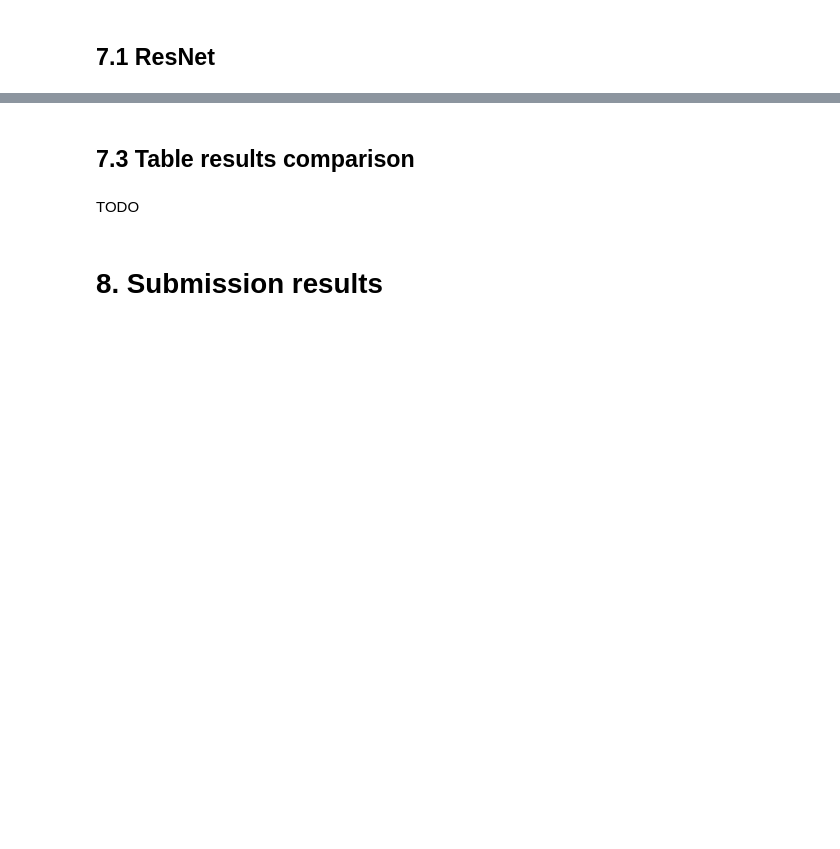
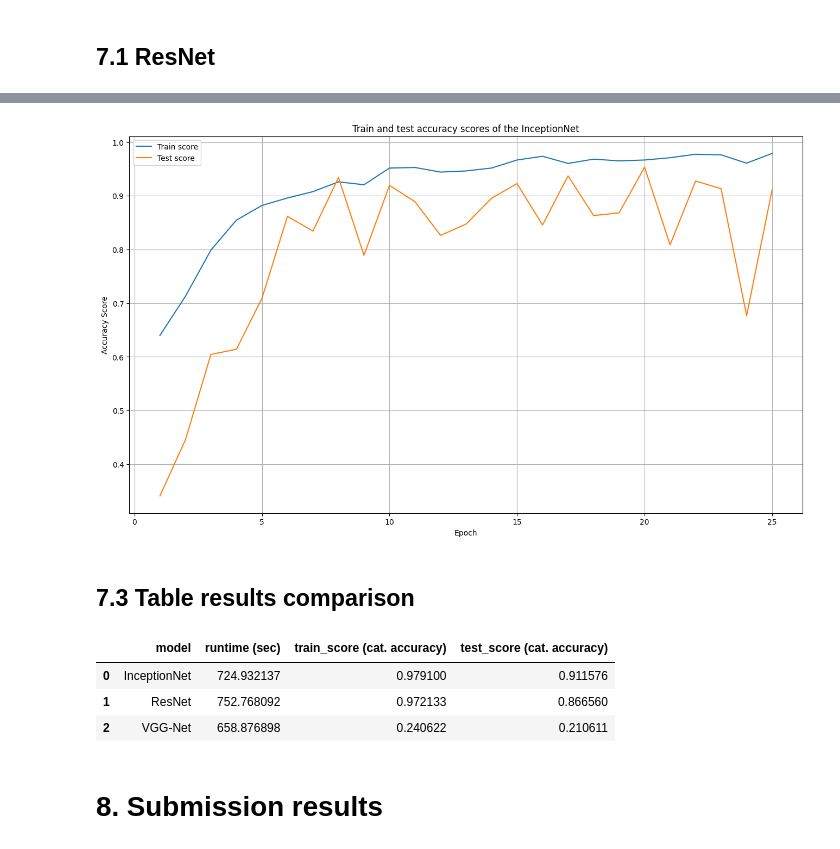
Before and after one commit to jaymanvirk/kaggle_plant_pathology, a Jupyter notebook: plant_pathology.ipynb, the cells around one changed output, grey strips where cells are left out. Saved outputs shown, nothing was run; the diff lists cells and outputs as text; code cells hidden in the pictures; blank space fills up the shorter version.

```diff
--- a/plant_pathology.ipynb
+++ b/plant_pathology.ipynb
@@ -542,0 +601,4 @@ plot_model_scores(scores_vgg, 'VGG')
+# %%
+# Get train and test scores of every epoch
+runtime_inceptionnet, scores_inceptionnet = get_model_results('model_inceptionnet'
+                                                  ,get_model_inceptionnet)
@@ -543,27 +623,34 @@ plot_model_scores(scores_vgg, 'VGG')
+# %%
+# Plot scores
+plot_model_scores(scores_inceptionnet, 'InceptionNet')
+# %% [output]
+[figure, added]
 # %% [markdown]
 ## 7.3 Table results comparison <a class="anchor" id="chapter_7_3"></a>
-# %% [markdown]
-TODO
 # %%
-# Print table results comparison
-results = [('Base', runtime_base, scores_base)
-          ,('Base + Add. layers', runtime_base_deep, scores_base_deep)
-          ,('Base + Wider layers', runtime_base_wide, scores_base_wide)
-          ,('Base + Max pooling', runtime_base_maxpool, scores_base_maxpool)
-          ,('Base + Dropout', runtime_base_dropout, scores_base_dropout)]
+# Print table results
+results = [('ResNet', runtime_resnet, scores_resnet)
+          ,('VGG-Net', runtime_vggnet, scores_vggnet)
+          ,('InceptionNet', runtime_inceptionnet, scores_inceptionnet)]
 table = []
 for i in range(len(results)):
     tmp = {
             'model': results[i][0]
             , 'runtime (sec)': results[i][1]
-            , 'train_roc_auc_score': results[i][2][0][-1]
-            , 'test_roc_auc_score': results[i][2][1][-1]
+            , 'train_score (cat. accuracy)': results[i][2][0][-1]
+            , 'test_score (cat. accuracy)': results[i][2][1][-1]
         }
     table.append(tmp)
 
 
-pd.DataFrame(table).sort_values(by = ['test_roc_auc_score'
+pd.DataFrame(table).sort_values(by = ['test_score (cat. accuracy)'
                                       ,'runtime (sec)']
-                                , ascending = [False, True])
+                                , ascending = [False
+                                               , True]).reset_index(drop = True)
+# %% [output]
+|  | model | runtime (sec) | train_score (cat. accuracy) | test_score (cat. accuracy) |
+| 0 | InceptionNet | 724.932137 | 0.979100 | 0.911576 |
+| 1 | ResNet | 752.768092 | 0.972133 | 0.866560 |
+| 2 | VGG-Net | 658.876898 | 0.240622 | 0.210611 |
 # %%
 # Cleaning
```
Also changed, not shown: parts of 34 cells of this notebook.
